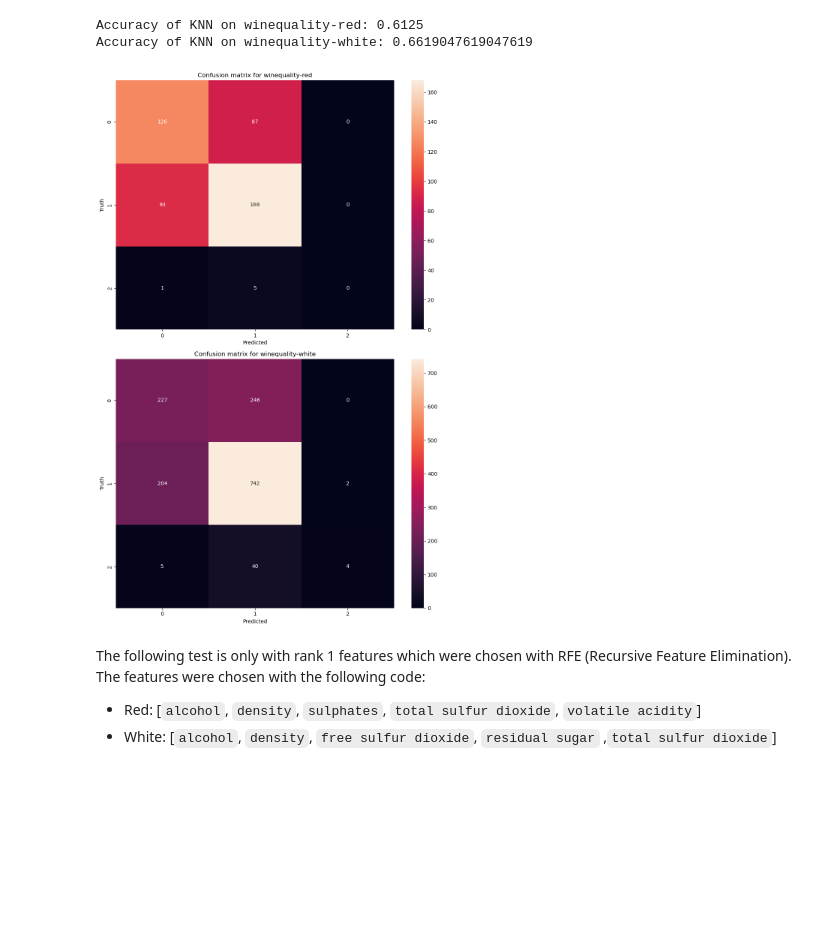
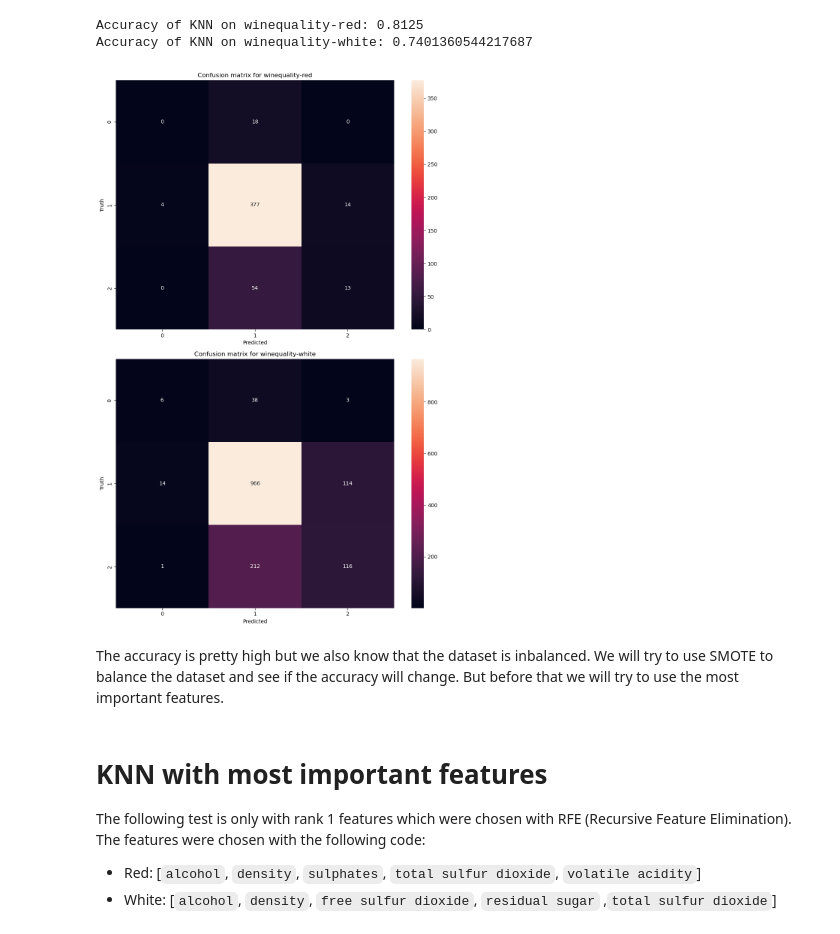
Before and after one commit to Qubi0-0/wine-classifier, a Jupyter notebook: KNN.ipynb, the cells around one changed output. Saved outputs shown, nothing was run; the diff lists cells and outputs as text; code cells hidden in the pictures; blank space fills up the shorter version.

```diff
--- a/KNN.ipynb
+++ b/KNN.ipynb
@@ -17,38 +27,42 @@ fig, axs = plt.subplots(len(datasets), 1, figsize=(10, 15))
 for i, (dataset_name, df) in enumerate(datasets.items()):
     X = df.iloc[:, :-1]
 
     y = df.iloc[:, -1]
-    bins = [0, 5, 7, 10]
+    bins = [0, 4, 6, 10]
     labels = [1, 2, 3]
     y = pd.cut(y, bins=bins, labels=labels)
 
     X_train, X_test, y_train, y_test = train_test_split(X, y, test_size=0.3, random_state=42)
 
     clf = KNeighborsClassifier()
 
     clf.fit(X_train, y_train)
 
     y_pred = clf.predict(X_test)
 
     accuracy = accuracy_score(y_test, y_pred)
 
     print(f"Accuracy of KNN on {dataset_name}: {accuracy}")
 
     scores = cross_val_score(clf, X, y, cv=5)
 
     cm = confusion_matrix(y_test, y_pred)
     sns.heatmap(cm, annot=True, fmt='d', ax=axs[i])
     axs[i].set_xlabel('Predicted')
     axs[i].set_ylabel('Truth')
     axs[i].set_title(f"Confusion matrix for {dataset_name}")
 
 plt.tight_layout()
 plt.show()
 # %% [output]
-Accuracy of KNN on winequality-red: 0.6125
-Accuracy of KNN on winequality-white: 0.6619047619047619
+Accuracy of KNN on winequality-red: 0.8125
+Accuracy of KNN on winequality-white: 0.7401360544217687
-[figure, old version]
+[figure, new version]
+# %% [markdown]
+The accuracy is pretty high but we also know that the dataset is inbalanced. We will try to use SMOTE to balance the dataset and see if the accuracy will change. But before that we will try to use the most important features.
 # %% [markdown]
+# KNN with most important features
+
 The following test is only with rank 1 features which were chosen with RFE (Recursive Feature Elimination). The features were chosen with the following code:
 - Red: [`alcohol`, `density`, `sulphates`, `total sulfur dioxide`, `volatile acidity`]
 - White: [`alcohol`, `density`, `free sulfur dioxide`, `residual sugar` ,`total sulfur dioxide`]
```
Also changed, not shown: parts of 9 cells of this notebook.
